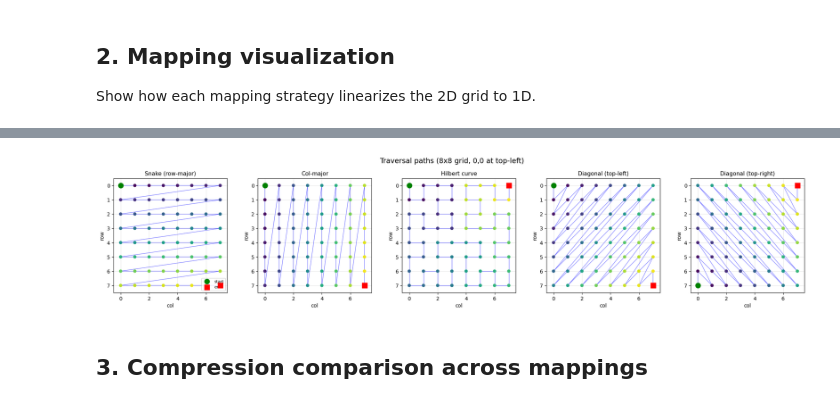
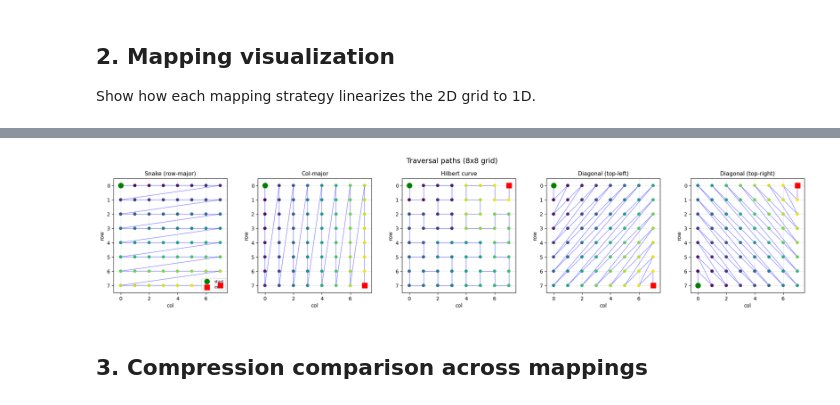
Before and after one commit to nynzzz/TN-LBM, a Jupyter notebook: tn/stage1_cavity.ipynb, the cells around one changed output, grey strips where cells are left out. Cells and saved outputs as stored; diff of their text form; code cells hidden in the pictures.

```diff
--- a/tn/stage1_cavity.ipynb
+++ b/tn/stage1_cavity.ipynb
@@ -172,35 +172,35 @@ def plot_traversal_path(ax, n, mapping, title):
     path = np.zeros((n*n, 2), dtype=int)
     for row in range(n):
         for col in range(n):
             idx = order[row, col]
             path[idx] = [row, col]
 
     # draw path (col on x-axis, row on y-axis, but invert y so 0 is at top)
     ax.plot(path[:, 1], path[:, 0], 'b-', alpha=0.6, linewidth=0.8)
     ax.scatter(path[:, 1], path[:, 0], c=np.arange(n*n), cmap='viridis', s=30, zorder=5)
     ax.scatter(path[0, 1], path[0, 0], c='green', s=100, marker='o', zorder=10, label='start')
     ax.scatter(path[-1, 1], path[-1, 0], c='red', s=100, marker='s', zorder=10, label='end')
 
     ax.set_xlim(-0.5, n-0.5)
     ax.set_ylim(n-0.5, -0.5)  # invert y-axis so row 0 is at top
     ax.set_aspect('equal')
     ax.set_xlabel('col')
     ax.set_ylabel('row')
     ax.set_title(title, fontsize=11)
     ax.grid(True, alpha=0.3)
 
 n_path = 8
 fig, axes = plt.subplots(1, 5, figsize=(20, 4))
 
 for ax, mapping, title in zip(axes, basic_mappings, titles):
     plot_traversal_path(ax, n_path, mapping, title)
 
 axes[0].legend(loc='lower right', fontsize=8)
-plt.suptitle(f'Traversal paths ({n_path}x{n_path} grid, 0,0 at top-left)', fontsize=14, y=1.02)
+plt.suptitle(f'Traversal paths ({n_path}x{n_path} grid)', fontsize=14, y=1.02)
 plt.tight_layout()
 plt.show()
 # %% [output]
-[figure, old version]
+[figure, new version]
 # %% [markdown]
 ## 3. Compression comparison across mappings
 # %%
```
Also changed, not shown: parts of 1 cell of this notebook.
